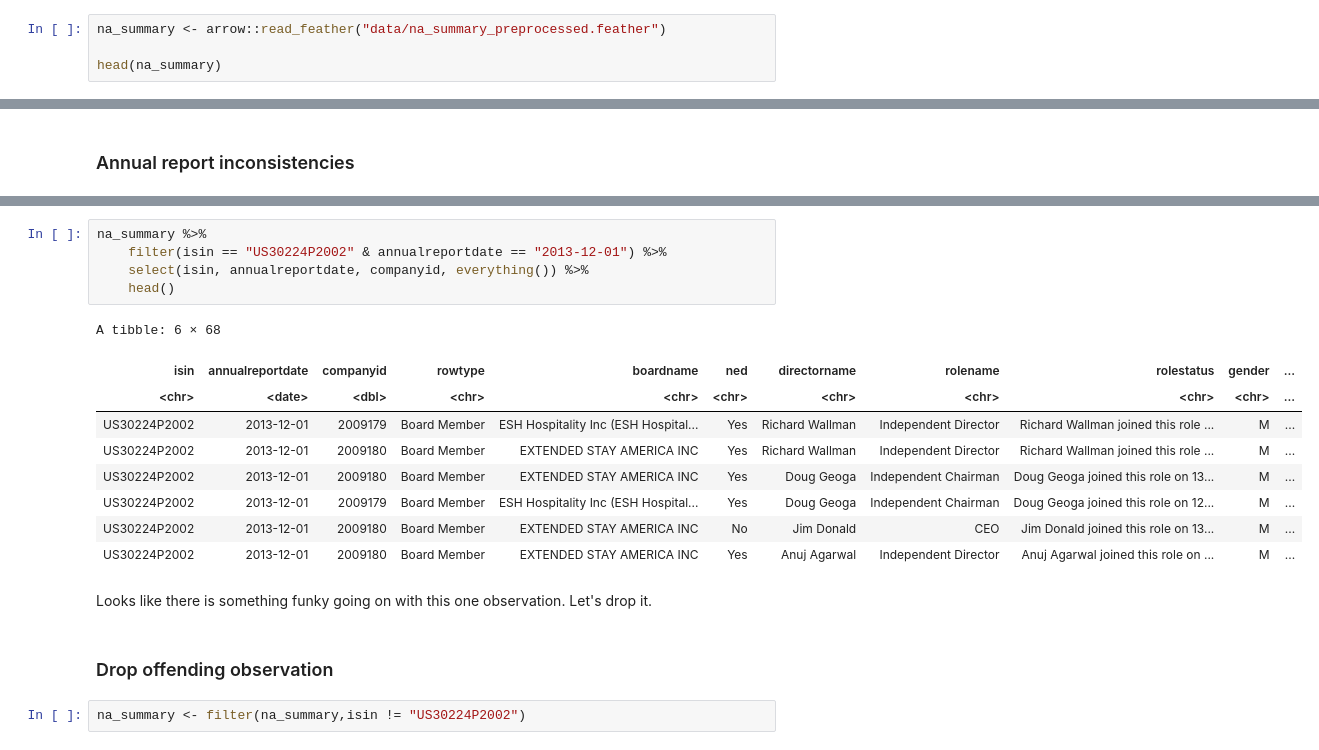
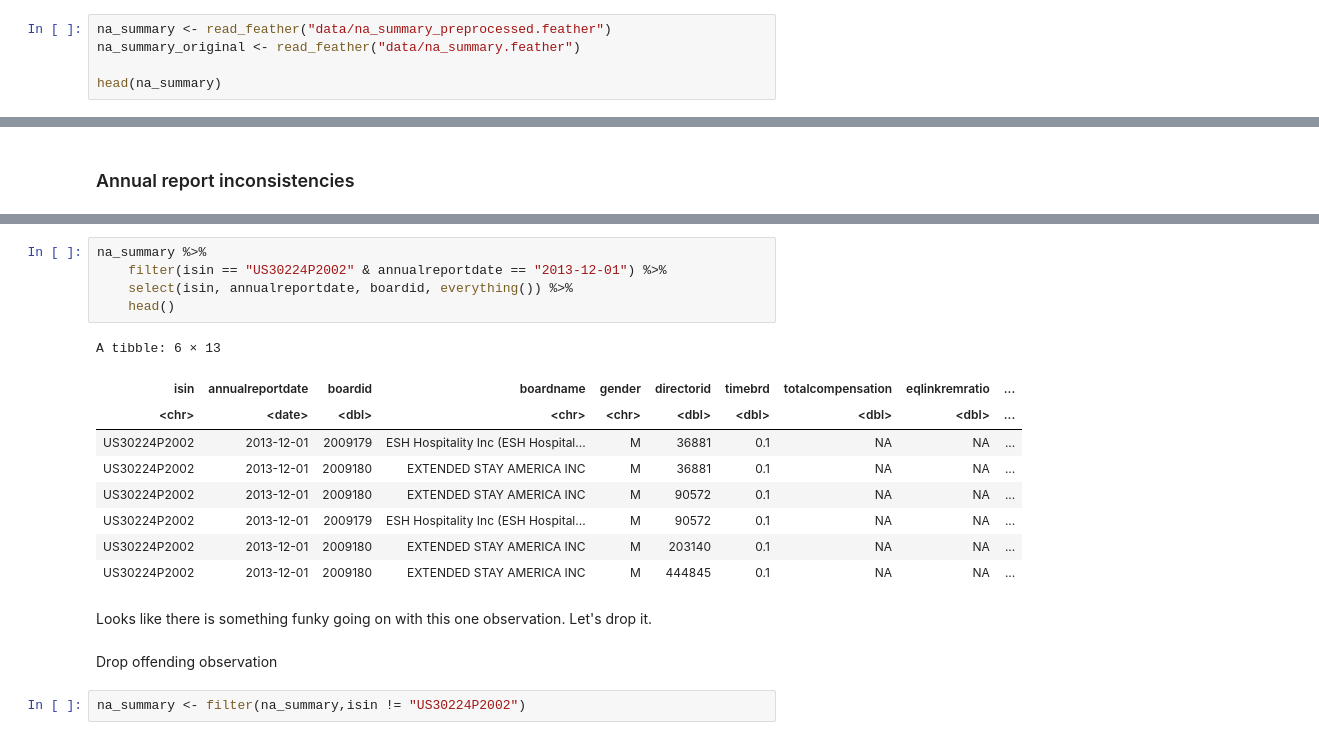
Before and after one commit to julianbarg/boardex, a Jupyter notebook: data_validation.ipynb, the cells around one changed output, grey strips where cells are left out. Drawn from its saved outputs; the diff is of its cells as text.

```diff
--- a/data_validation.ipynb
+++ b/data_validation.ipynb
@@ -18,5 +26,6 @@ x dplyr::lag()    masks stats::lag()
 # %%
-na_summary <- arrow::read_feather("data/na_summary_preprocessed.feather")
+na_summary <- read_feather("data/na_summary_preprocessed.feather")
+na_summary_original <- read_feather("data/na_summary.feather")
 
 head(na_summary)
 # %% [output]
@@ -53,22 +62,22 @@ A grouped_df: 6 × 3
 # %%
 na_summary %>%
     filter(isin == "US30224P2002" & annualreportdate == "2013-12-01") %>%
-    select(isin, annualreportdate, companyid, everything()) %>%
+    select(isin, annualreportdate, boardid, everything()) %>%
     head()
 # %% [output]
-A tibble: 6 × 68
+A tibble: 6 × 13
-| isin | annualreportdate | companyid | rowtype | boardname | ned | directorname | rolename | rolestatus | gender | ... |
-| <chr> | <date> | <dbl> | <chr> | <chr> | <chr> | <chr> | <chr> | <chr> | <chr> | ... |
-| US30224P2002 | 2013-12-01 | 2009179 | Board Member | ESH Hospitality Inc (ESH Hospital... | Yes | Richard Wallman | Independent Director | Richard Wallman joined this role ... | M | ... |
-| US30224P2002 | 2013-12-01 | 2009180 | Board Member | EXTENDED STAY AMERICA INC | Yes | Richard Wallman | Independent Director | Richard Wallman joined this role ... | M | ... |
-| US30224P2002 | 2013-12-01 | 2009180 | Board Member | EXTENDED STAY AMERICA INC | Yes | Doug Geoga | Independent Chairman | Doug Geoga joined this role on 13... | M | ... |
-| US30224P2002 | 2013-12-01 | 2009179 | Board Member | ESH Hospitality Inc (ESH Hospital... | Yes | Doug Geoga | Independent Chairman | Doug Geoga joined this role on 12... | M | ... |
-| US30224P2002 | 2013-12-01 | 2009180 | Board Member | EXTENDED STAY AMERICA INC | No | Jim Donald | CEO | Jim Donald joined this role on 13... | M | ... |
-| US30224P2002 | 2013-12-01 | 2009180 | Board Member | EXTENDED STAY AMERICA INC | Yes | Anuj Agarwal | Independent Director | Anuj Agarwal joined this role on ... | M | ... |
+| isin | annualreportdate | boardid | boardname | gender | directorid | timebrd | totalcompensation | eqlinkremratio | ... |
+| <chr> | <date> | <dbl> | <chr> | <chr> | <dbl> | <dbl> | <dbl> | <dbl> | ... |
+| US30224P2002 | 2013-12-01 | 2009179 | ESH Hospitality Inc (ESH Hospital... | M | 36881 | 0.1 | NA | NA | ... |
+| US30224P2002 | 2013-12-01 | 2009180 | EXTENDED STAY AMERICA INC | M | 36881 | 0.1 | NA | NA | ... |
+| US30224P2002 | 2013-12-01 | 2009180 | EXTENDED STAY AMERICA INC | M | 90572 | 0.1 | NA | NA | ... |
+| US30224P2002 | 2013-12-01 | 2009179 | ESH Hospitality Inc (ESH Hospital... | M | 90572 | 0.1 | NA | NA | ... |
+| US30224P2002 | 2013-12-01 | 2009180 | EXTENDED STAY AMERICA INC | M | 203140 | 0.1 | NA | NA | ... |
+| US30224P2002 | 2013-12-01 | 2009180 | EXTENDED STAY AMERICA INC | M | 444845 | 0.1 | NA | NA | ... |
 # %% [markdown]
 Looks like there is something funky going on with this one observation. Let's drop it.
 # %% [markdown]
-### Drop offending observation
+Drop offending observation
 # %%
 na_summary <- filter(na_summary,isin != "US30224P2002")
 # %% [markdown]
```
Also changed, not shown: parts of 47 cells of this notebook, 2 other files.
